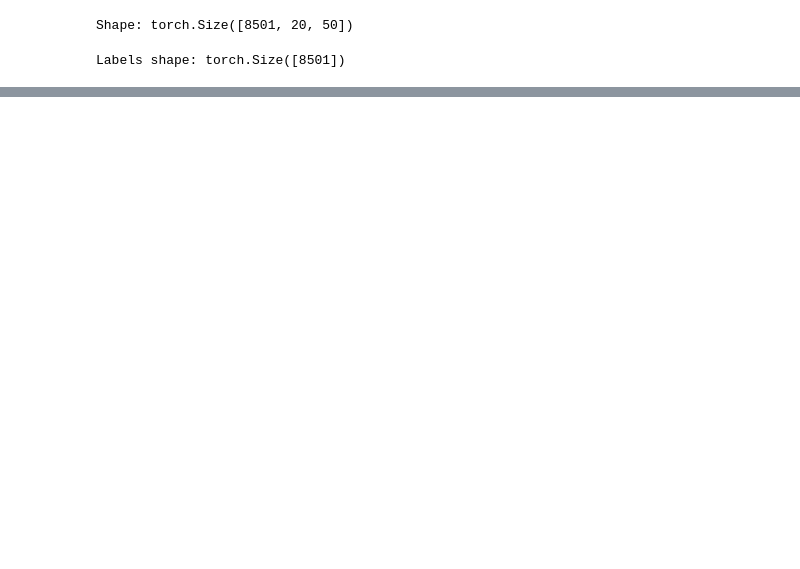
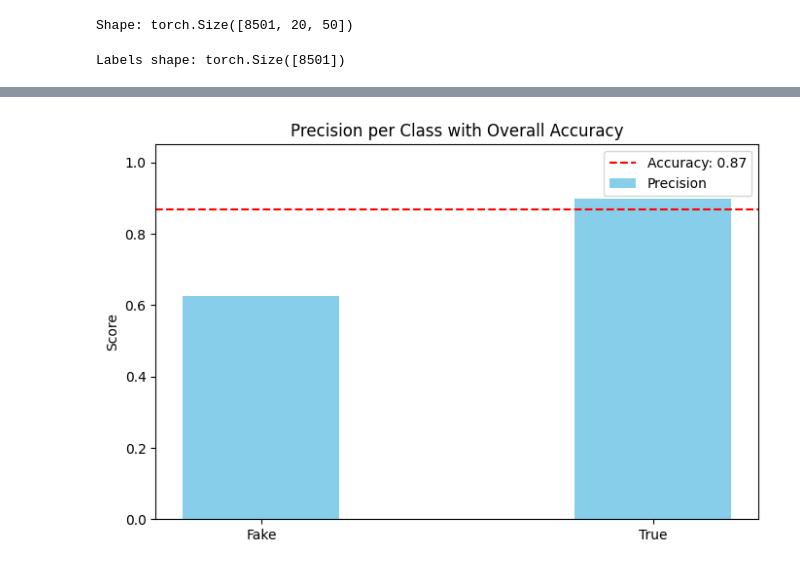
Before and after one commit to habibaalam/Bangla-Fake-News-Detection, a Jupyter notebook: notebook/load_data.ipynb, the cells around one changed output, grey strips where cells are left out. Cells and saved outputs as stored; diff of their text form; code cells hidden in the pictures; blank space fills up the shorter version.

```diff
--- a/notebook/load_data.ipynb
+++ b/notebook/load_data.ipynb
@@ -1384,0 +1456,26 @@ plt.show()
+# %%
+from sklearn.metrics import precision_score, accuracy_score
+import matplotlib.pyplot as plt
+import numpy as np
+
+precision = precision_score(all_labels, all_preds, labels=[0,1], average=None)
+accuracy = accuracy_score(all_labels, all_preds)
+
+
+classes = ['Fake', 'True']
+x = np.arange(len(classes))
+width = 0.4
+
+plt.figure(figsize=(8,5))
+plt.bar(x, precision, width, label='Precision', color='skyblue')
+
+plt.axhline(y=accuracy, color='r', linestyle='--', label=f'Accuracy: {accuracy:.2f}')
+
+plt.xticks(x, classes)
+plt.ylim(0,1.05)
+plt.ylabel('Score')
+plt.title('Precision per Class with Overall Accuracy')
+plt.legend()
+plt.show()
+# %% [output]
+[figure, added]
```
Also changed, not shown: parts of 8 cells of this notebook.
